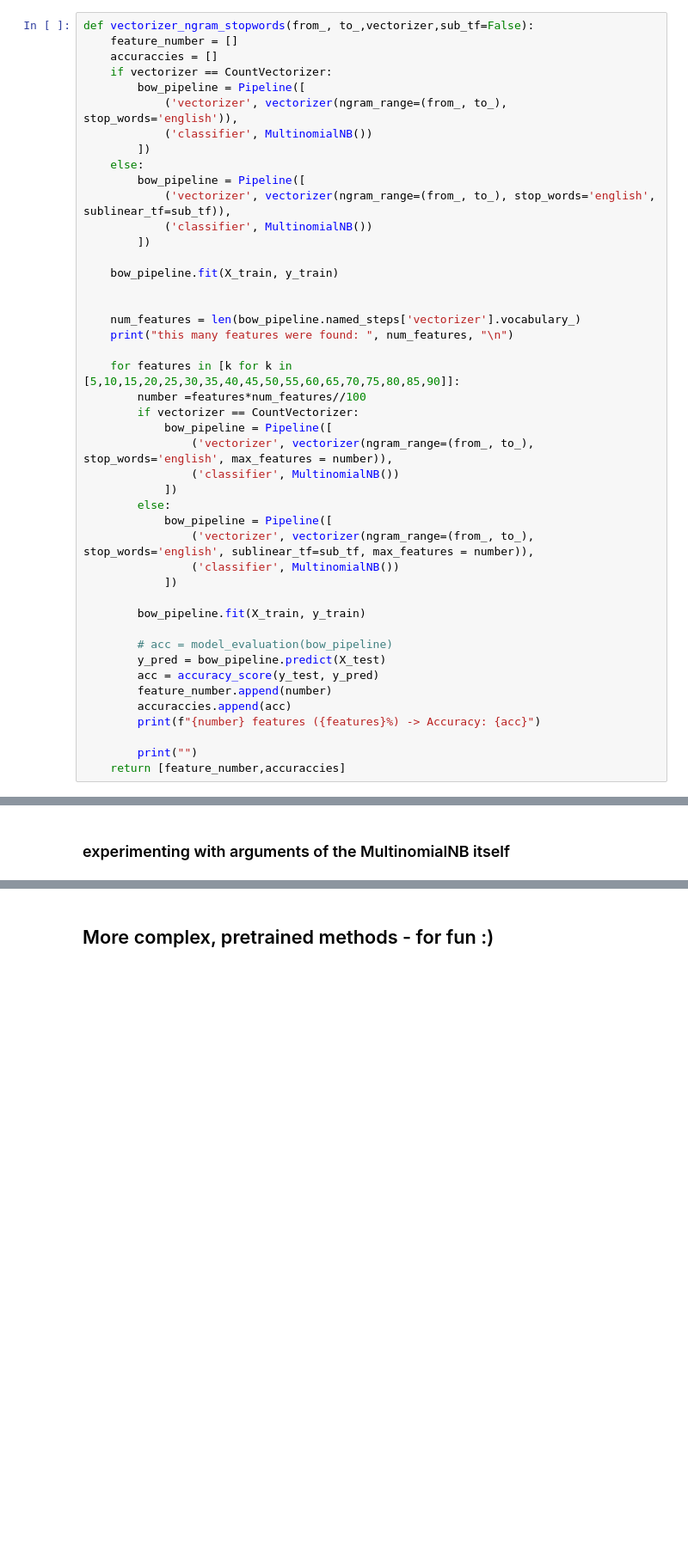
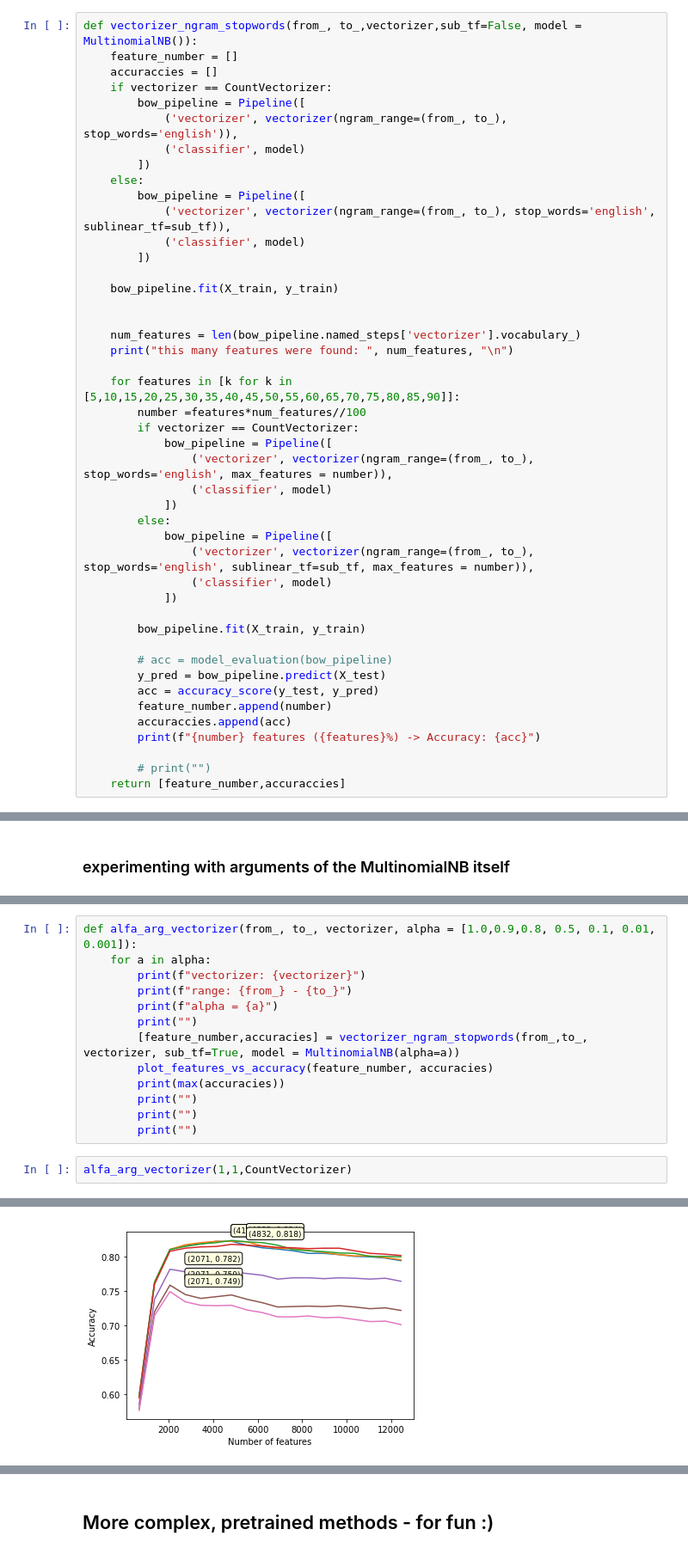
Before and after one commit to michalwietecki/text-emotion-classification, a Jupyter notebook: classification.ipynb, the cells around one changed output, grey strips where cells are left out. Shown: that part at 86% size. Cells and saved outputs as stored; diff of their text form; blank space fills up the shorter version.

Commit message:
added a new function for experimenting with alpha arg, new best accuracy

```diff
--- a/classification.ipynb
+++ b/classification.ipynb
@@ -395,18 +395,18 @@ Pipeline([<br>
 # %% [markdown]
 ## Experimenting with max_features argument combined with stop_words = {'english'}
 # %%
-def vectorizer_ngram_stopwords(from_, to_,vectorizer,sub_tf=False):
+def vectorizer_ngram_stopwords(from_, to_,vectorizer,sub_tf=False, model = MultinomialNB()):
     feature_number = []
     accuraccies = []
     if vectorizer == CountVectorizer:
         bow_pipeline = Pipeline([
             ('vectorizer', vectorizer(ngram_range=(from_, to_), stop_words='english')),
-            ('classifier', MultinomialNB())
+            ('classifier', model)
         ])
     else:
         bow_pipeline = Pipeline([
             ('vectorizer', vectorizer(ngram_range=(from_, to_), stop_words='english', sublinear_tf=sub_tf)),
-            ('classifier', MultinomialNB())
+            ('classifier', model)
         ])
 
     bow_pipeline.fit(X_train, y_train)
@@ -420,12 +420,12 @@ def vectorizer_ngram_stopwords(from_, to_,vectorizer,sub_tf=False):
         if vectorizer == CountVectorizer:
             bow_pipeline = Pipeline([
                 ('vectorizer', vectorizer(ngram_range=(from_, to_), stop_words='english', max_features = number)),
-                ('classifier', MultinomialNB())
+                ('classifier', model)
             ])
         else:
             bow_pipeline = Pipeline([
                 ('vectorizer', vectorizer(ngram_range=(from_, to_), stop_words='english', sublinear_tf=sub_tf, max_features = number)),
-                ('classifier', MultinomialNB())
+                ('classifier', model)
             ])
 
         bow_pipeline.fit(X_train, y_train)
@@ -437,7 +437,7 @@ def vectorizer_ngram_stopwords(from_, to_,vectorizer,sub_tf=False):
         accuraccies.append(acc)
         print(f"{number} features ({features}%) -> Accuracy: {acc}")
 
-        print("")
+        # print("")
     return [feature_number,accuraccies]
 # %%
 [feature_number,accuracies] = vectorizer_ngram_stopwords(1,1,CountVectorizer)
@@ -740,0 +727,16 @@ MultinomialNB(alfa = [1.0, 0.5, 0.1, 0.01, 0.001])
+# %%
+def alfa_arg_vectorizer(from_, to_, vectorizer, alpha = [1.0,0.9,0.8, 0.5, 0.1, 0.01, 0.001]):
+    for a in alpha:
+        print(f"vectorizer: {vectorizer}")
+        print(f"range: {from_} - {to_}")
+        print(f"alpha = {a}")
+        print("")
+        [feature_number,accuracies] = vectorizer_ngram_stopwords(from_,to_, vectorizer, sub_tf=True, model = MultinomialNB(alpha=a))
+        plot_features_vs_accuracy(feature_number, accuracies)
+        print(max(accuracies))
+        print("")
+        print("")
+        print("")
+# %%
+alfa_arg_vectorizer(1,1,CountVectorizer)
+# %% [output]
@@ -740,0 +760 @@ MultinomialNB(alfa = [1.0, 0.5, 0.1, 0.01, 0.001])
+[figure, added]
```
Also changed, not shown: parts of 10 cells of this notebook.
